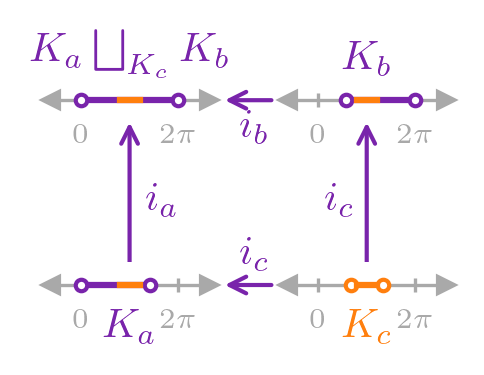
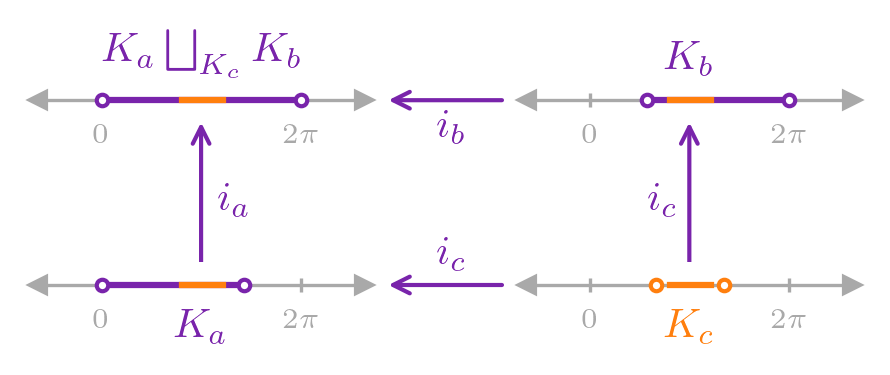
The change to this notebook cell's code, shown as a diff; its figure went from the first image to the second:
--- before
+++ after
@@ -1,3 +1,3 @@
-fig, ax = plt.subplots(figsize=(1.7, 1))
+fig, ax = plt.subplots(figsize=(3.5, 1))
 plot_base(ax)
 fig.savefig(paper_path/'k_coproduct.pdf', bbox_inches='tight', backend='pgf')

Commit: topoinviz submission